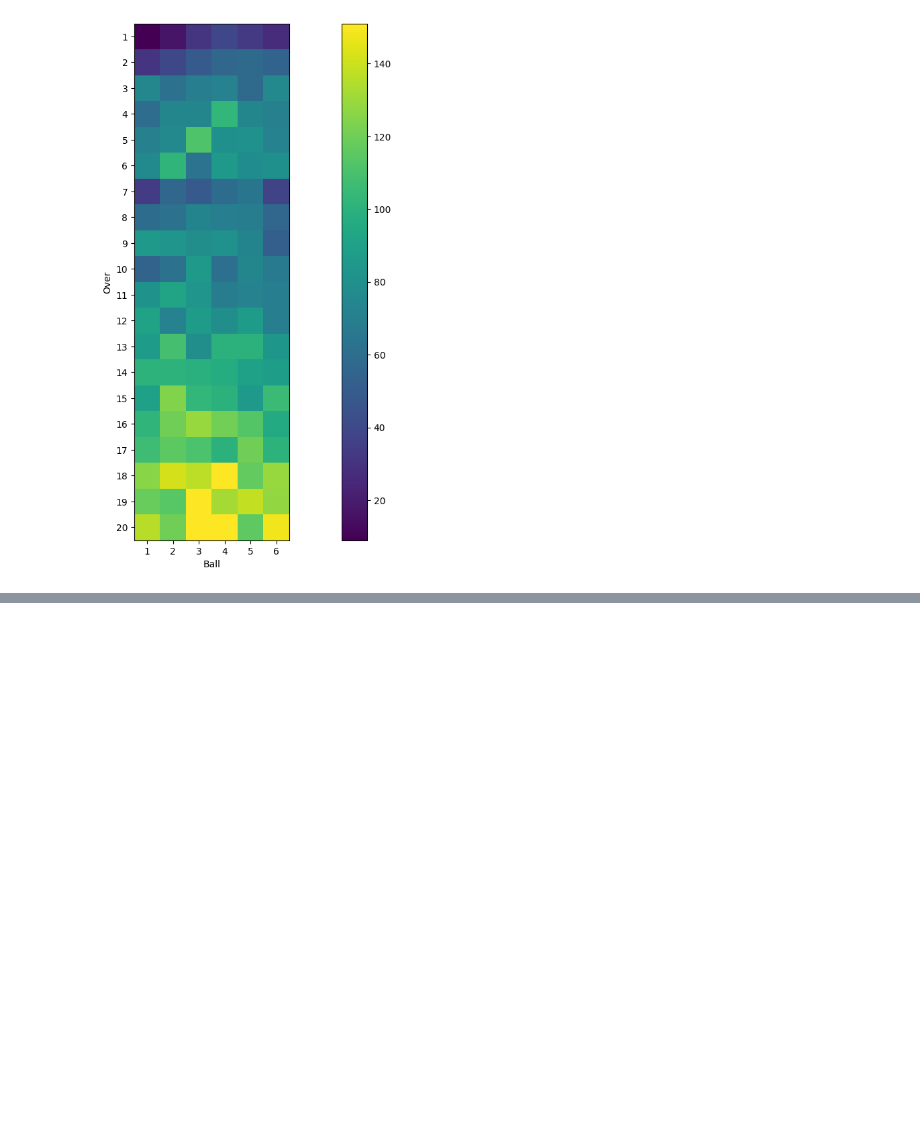
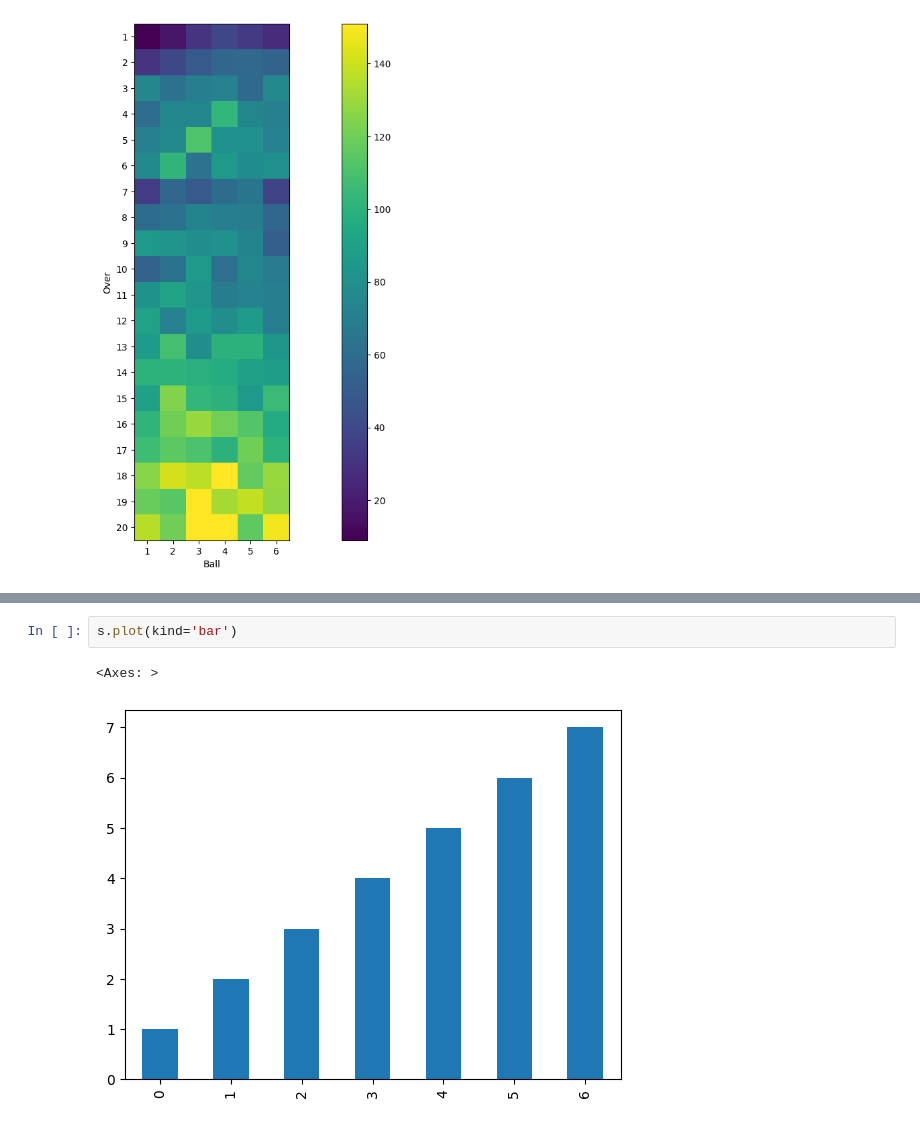
Before and after one commit to Muhammad-Waleed-Source/Matplotlib, a Jupyter notebook: Matplotlib_2.ipynb, the cells around one changed output, grey strips where cells are left out. Drawn from its saved outputs; the diff is of its cells as text; blank space fills up the shorter version.

```diff
--- a/Matplotlib_2.ipynb
+++ b/Matplotlib_2.ipynb
@@ -570,0 +596,5 @@ Text(0, 0.5, 'Over')
+# %%
+s.plot(kind='bar')
+# %% [output]
+<Axes: >
+[figure, added]
```
Also changed, not shown: parts of 5 cells of this notebook.
